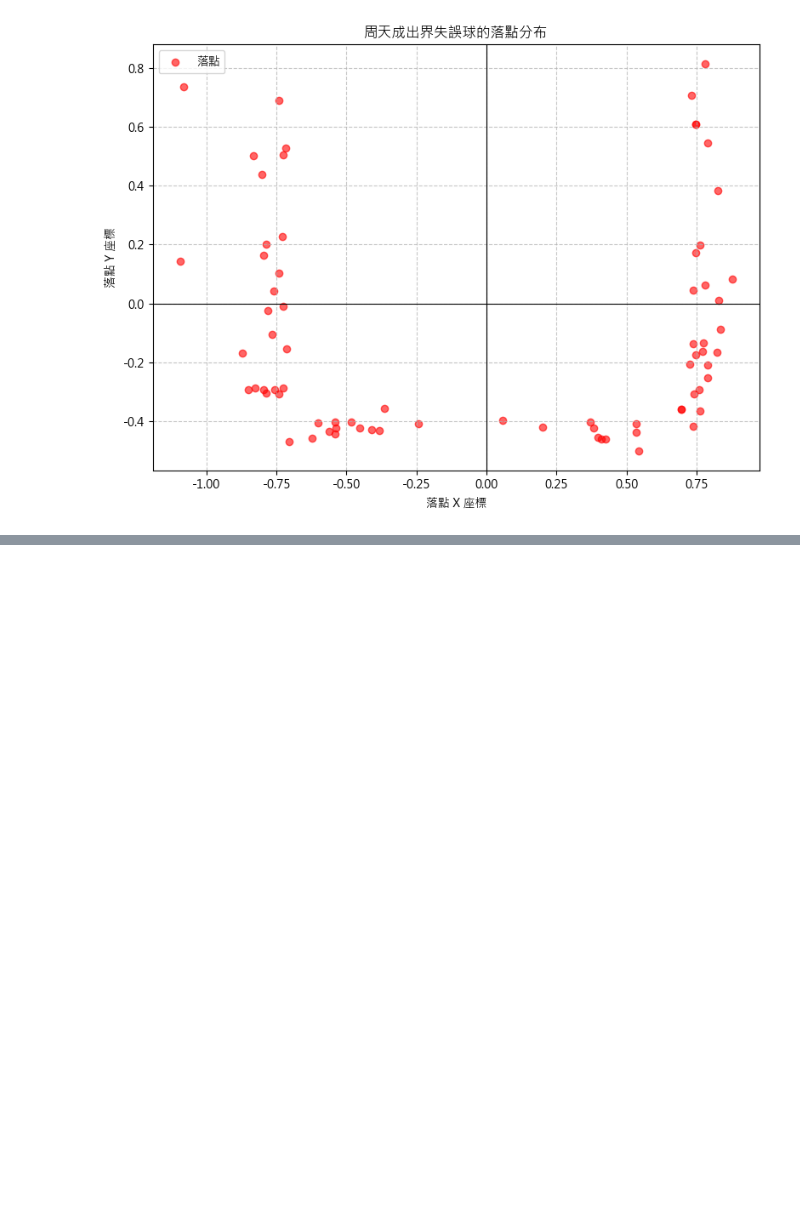
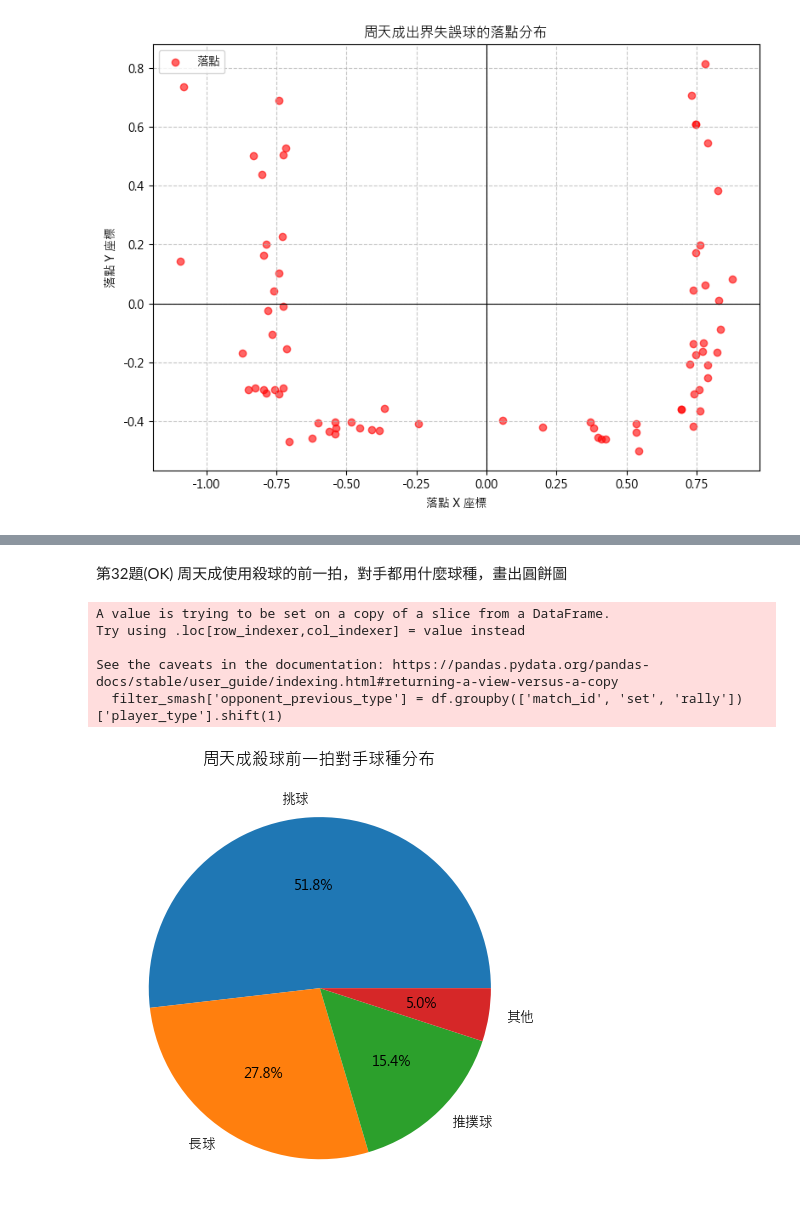
Before and after one commit to DanielTeng0811/BadmintonAI, a Jupyter notebook: question_ans_final.ipynb, the cells around one changed output, grey strips where cells are left out. Cells and saved outputs as stored; diff of their text form; code cells hidden in the pictures; blank space fills up the shorter version.

```diff
--- a/question_ans_final.ipynb
+++ b/question_ans_final.ipynb
@@ -1538,0 +1628,63 @@ else:
+# %% [markdown]
+第32題(OK)
+周天成使用殺球的前一拍，對手都用什麼球種，畫出圓餅圖
+# %%
+import platform
+import matplotlib.pyplot as plt
+import pandas as pd
+
+# 字體設置
+s = platform.system()
+plt.rcParams['font.sans-serif'] = ['Arial Unicode MS', 'PingFang TC'] if s == 'Darwin' else ['Microsoft JhengHei', 'SimHei'] if s == 'Windows' else ['WenQuanYi Zen Hei']
+plt.rcParams['axes.unicode_minus'] = False
+
+# 擷取殺球前一拍的對手球種
+# 過濾周天成的殺球數據
+filter_smash = df[(df['player'] == 'CHOU Tien Chen') & (df['type'] == '殺球')]
+
+# 獲得殺球前一拍的對手球種
+filter_smash['opponent_previous_type'] = df.groupby(['match_id', 'set', 'rally'])['player_type'].shift(1)
+
+# 確保擷取有效數據
+valid_shots = filter_smash.dropna(subset=['opponent_previous_type'])
+
+# 計算對手使用球種的分布
+opponent_shot_distribution = valid_shots['opponent_previous_type'].value_counts()
+
+# 球種名稱對照
+shot_types = {
+    1.0: '發短球',
+    2.0: '發長球',
+    3.0: '長球',
+    4.0: '殺球',
+    5.0: '切球',
+    6.0: '挑球',
+    7.0: '平球',
+    8.0: '網前球',
+    9.0: '推撲球',
+    10.0: '接殺防守',
+    11.0: '接不到'
+}
+
+# 將數字轉換為名稱
+opponent_shot_distribution.index = opponent_shot_distribution.index.map(shot_types)
+
+# 合併小於 5% 的類別為「其他 (Others)」
+threshold = 0.05 * opponent_shot_distribution.sum()
+others = opponent_shot_distribution[opponent_shot_distribution < threshold].sum()
+opponent_shot_distribution = opponent_shot_distribution[opponent_shot_distribution >= threshold]
+opponent_shot_distribution['其他'] = others
+
+# 繪製圓餅圖
+fig, ax = plt.subplots()
+ax.pie(opponent_shot_distribution, labels=opponent_shot_distribution.index, autopct='%1.1f%%')
+ax.set_title('周天成殺球前一拍對手球種分布')
+
+plt.tight_layout()
+# %% [output]
+A value is trying to be set on a copy of a slice from a DataFrame.
+Try using .loc[row_indexer,col_indexer] = value instead
+
+See the caveats in the documentation: https://pandas.pydata.org/pandas-docs/stable/user_guide/indexing.html#returning-a-view-versus-a-copy
+  filter_smash['opponent_previous_type'] = df.groupby(['match_id', 'set', 'rally'])['player_type'].shift(1)
+[figure, added]
```
Also changed, not shown: parts of 18 cells of this notebook, 4 other files.
